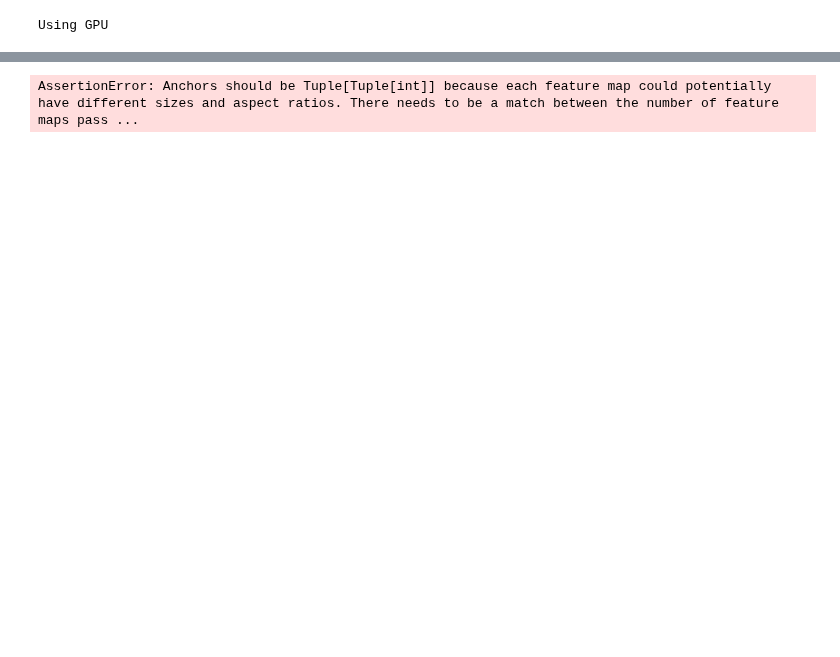
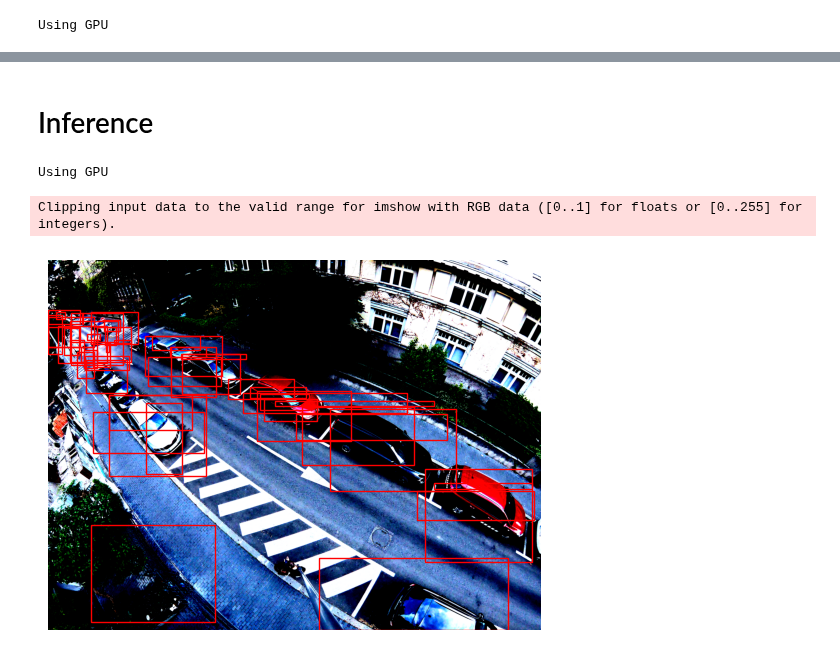
Before and after one commit to Eighonet/parking-research, a Jupyter notebook: Models/train.ipynb, the cells around one changed output, grey strips where cells are left out. Saved outputs shown, nothing was run; the diff lists cells and outputs as text; code cells hidden in the pictures; blank space fills up the shorter version.

Commit message:
Training now working

```diff
--- a/Models/train.ipynb
+++ b/Models/train.ipynb
@@ -81,28 +64,24 @@ train_data_loader = DataLoader(
     train_dataset,
     batch_size=args.batch_size,
     shuffle=False,
-    # num_workers=4,
+    #num_workers=4,
     collate_fn=collate_fn
 )
 valid_data_loader = DataLoader(
     valid_dataset,
     batch_size=args.batch_size,
     shuffle=False,
-    # num_workers=4,
+    #num_workers=4,
     collate_fn=collate_fn
 )
-
-images, targets, image_ids = next(iter(train_data_loader))
-images = list(image.to(device) for image in images)
-targets = [{k: v.to(device) for k, v in t.items()} for t in targets]
 
 params = [p for p in model.parameters() if p.requires_grad]
 optimizer = torch.optim.SGD(params, lr=0.001, momentum=0.9, weight_decay=0.0005)
 lr_scheduler_increase = torch.optim.lr_scheduler.StepLR(optimizer, step_size=1, gamma=10.0)
 lr_scheduler_decrease = torch.optim.lr_scheduler.StepLR(optimizer, step_size=3, gamma=0.1)
 
-num_epochs = 35
+num_epochs = 50
 
 train_inter_model(model, num_epochs, train_data_loader, valid_data_loader, device)
-# %% [output]
-AssertionError: Anchors should be Tuple[Tuple[int]] because each feature map could potentially have different sizes and aspect ratios. There needs to be a match between the number of feature maps pass ...
+# %% [markdown]
+# Inference
@@ -108,0 +115,29 @@ AssertionError: Anchors should be Tuple[Tuple[int]] because each feature map cou
+# %%
+from torchvision import transforms
+import matplotlib.pyplot as plt
+import matplotlib.patches as patches
+
+
+device = get_device()
+model = torch.load("Saved_Models/34.pth")
+image = cv2.imread("GOPR6551.jpg", cv2.IMREAD_COLOR).astype(np.float32)
+image = cv2.cvtColor(image, cv2.COLOR_BGR2RGB).astype(np.float32)
+image /= 255.0
+
+preprocess = transforms.Compose([
+    # convert the frame to a CHW torch tensor for training
+    transforms.ToTensor(),
+    # normalize the colors to the range that mobilenet_v2/3 expect
+    transforms.Normalize(mean=mean, std=std),
+])
+input_tensor = preprocess(image)
+input_batch = input_tensor.unsqueeze(0)
+
+with torch.no_grad():
+    input_batch = input_batch.to(device)
+    pred = make_prediction(model, input_batch, 0.6)
+plot_image_from_output(input_tensor, pred[0])
+# %% [output]
+Using GPU
+Clipping input data to the valid range for imshow with RGB data ([0..1] for floats or [0..255] for integers).
+[figure, added]
```
Also changed, not shown: parts of 4 cells of this notebook, 6 other files.
